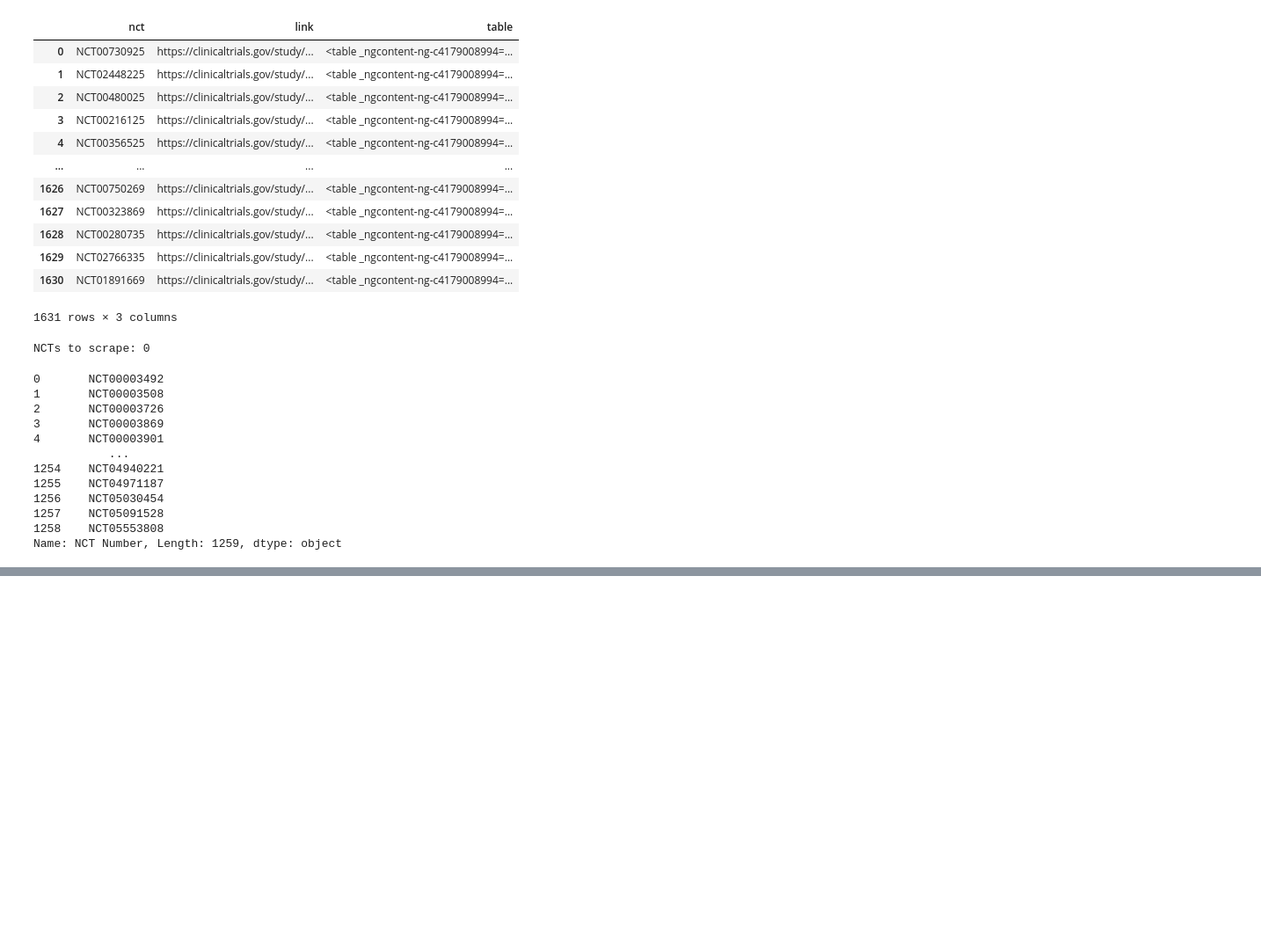
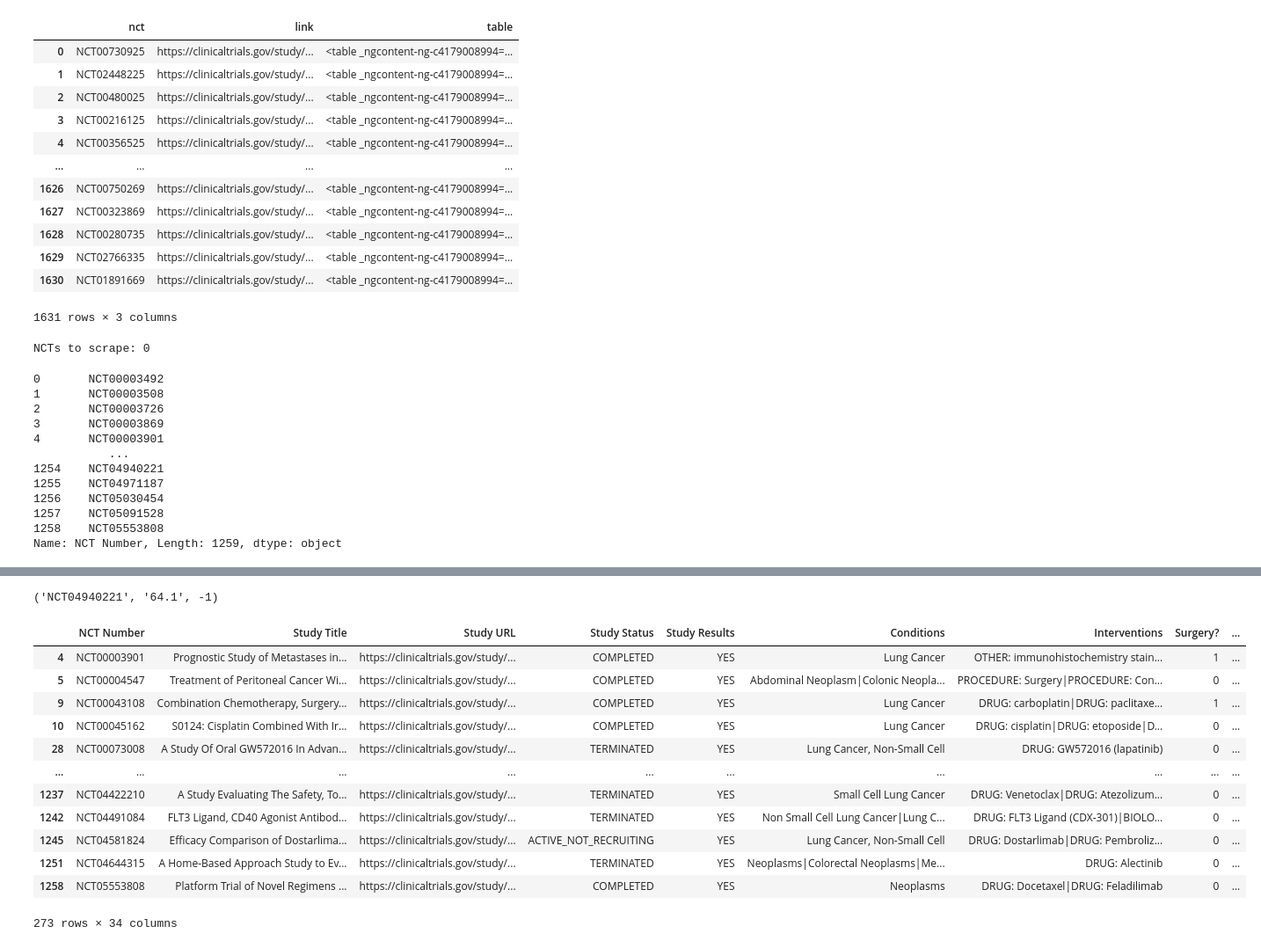
Before and after one commit to srikur/lungcancerstudy, a Jupyter notebook: exploration.ipynb, the cells around one changed output, grey strips where cells are left out. Shown at 88% size. Saved outputs shown, nothing was run; the diff lists cells and outputs as text; code cells hidden in the pictures; blank space fills up the shorter version.

```diff
--- a/exploration.ipynb
+++ b/exploration.ipynb
@@ -264,7 +260,7 @@ import pandas as pd
 from jinja2 import Template
 
 # Sample DataFrame
-data = pd.read_stata('studies_scraped_tables_original.dta')
+data = pd.read_stata('studies_scraped_tables.dta')
 ctg_studies = pd.read_excel('lung_cancer_studies_zipcodes_v2.xlsx')
 
 ctg_studies['NCT Number'] = ctg_studies['NCT Number'].astype(str)
@@ -280,6 +276,8 @@ data = data[data['nct'].isin(ncts)]
 # sort by nct, ascending
 data = data.sort_values(by=['nct'])
 
+data = data[data['nct'] == 'NCT00300495']
+
 # Load the HTML template
 with open('template.html', 'r') as file:
     template_content = file.read()
@@ -292,7 +290,7 @@ tables = [(row['nct'], row['table']) for _, row in data.iterrows()]
 html_output = template.render(tables=tables)
 
 # Save the HTML to a file
-with open('output.html', 'w') as output_file:
+with open('output_NCT00300495.html', 'w') as output_file:
     output_file.write(html_output)
 # %%
 pd.read_stata('studies_scraped_tables.dta')
@@ -338,0 +674,7 @@ Name: NCT Number, Length: 1259, dtype: object
+# %%
+study_details = []
+ncts_tables = list(zip(studies['nct'], studies['table']))
+
+gender_breakdowns = [get_sex_breakdown(row) for row in ncts_tables]
+age_breakdowns = [get_age_breakdown(row) for row in ncts_tables]
+race_ethnicity_breakdowns = [get_race_breakdown(row) for row in ncts_tables]
@@ -338,0 +699,39 @@ Name: NCT Number, Length: 1259, dtype: object
+# %%
+get_age_breakdown(("NCT04940221", studies[studies['nct'] == "NCT04940221"]['table'].values[0]))
+# %% [output]
+('NCT04940221', '64.1', -1)
+# %%
+gender_breakdowns_df = pd.DataFrame(gender_breakdowns, columns=["NCT Number", "Female", "Male", "Total Number"])
+age_breakdowns_df = pd.DataFrame(age_breakdowns, columns=["NCT Number", "Mean", "Median"])
+race_ethnicity_breakdowns_flattened = [(nct, data.american_indian, data.asian, data.native_hawaiian,
+                              data.black, data.white, data.mixed, data.race_unknown, data.hispanic, data.not_hispanic,
+                              data.ethnicity_unknown, data.race_ethnicity_flag) for nct, data in race_ethnicity_breakdowns]
+race_ethnicity_breakdowns_df = pd.DataFrame(race_ethnicity_breakdowns_flattened, columns=["NCT Number", "Native American", "Asian", "Pacific",
+                                                                                "Black", "White", "Mixed", "Unknown Race", "Hispanic",
+                                                                                "Non-His", "Unknown Ethnicity", "Race/Ethnicity Flag"])
+new_ctg_studies = ctg_studies.merge(gender_breakdowns_df, on="NCT Number", how="left")
+new_ctg_studies = new_ctg_studies.merge(age_breakdowns_df, on="NCT Number", how="left")
+new_ctg_studies = new_ctg_studies.merge(race_ethnicity_breakdowns_df, on="NCT Number", how="left")
+
+# new_ctg_studies.to_excel('lung_cancer_studies_scraped.xlsx', index=False)
+# %%
+start_dates = pd.read_csv("ctg-studies (6).csv")
+# merge with new_ctg_studies on NCT Number
+new_ctg_studies = new_ctg_studies.merge(start_dates, on="NCT Number", how="left")
+new_ctg_studies.to_excel('lung_cancer_studies_scraped.xlsx', index=False)
+# %%
+new_ctg_studies[(new_ctg_studies["Race/Ethnicity Flag"] == True) & (new_ctg_studies["White"] == -1)]
+# %% [output]
+|  | NCT Number | Study Title | Study URL | Study Status | Study Results | Conditions | Interventions | Surgery? | ... |
+| 4 | NCT00003901 | Prognostic Study of Metastases in... | https://clinicaltrials.gov/study/... | COMPLETED | YES | Lung Cancer | OTHER: immunohistochemistry stain... | 1 | ... |
+| 5 | NCT00004547 | Treatment of Peritoneal Cancer Wi... | https://clinicaltrials.gov/study/... | COMPLETED | YES | Abdominal Neoplasm|Colonic Neopla... | PROCEDURE: Surgery|PROCEDURE: Con... | 0 | ... |
+| 9 | NCT00043108 | Combination Chemotherapy, Surgery... | https://clinicaltrials.gov/study/... | COMPLETED | YES | Lung Cancer | DRUG: carboplatin|DRUG: paclitaxe... | 1 | ... |
+| 10 | NCT00045162 | S0124: Cisplatin Combined With Ir... | https://clinicaltrials.gov/study/... | COMPLETED | YES | Lung Cancer | DRUG: cisplatin|DRUG: etoposide|D... | 0 | ... |
+| 28 | NCT00073008 | A Study Of Oral GW572016 In Advan... | https://clinicaltrials.gov/study/... | TERMINATED | YES | Lung Cancer, Non-Small Cell | DRUG: GW572016 (lapatinib) | 0 | ... |
+| ... | ... | ... | ... | ... | ... | ... | ... | ... | ... |
+| 1237 | NCT04422210 | A Study Evaluating The Safety, To... | https://clinicaltrials.gov/study/... | TERMINATED | YES | Small Cell Lung Cancer | DRUG: Venetoclax|DRUG: Atezolizum... | 0 | ... |
+| 1242 | NCT04491084 | FLT3 Ligand, CD40 Agonist Antibod... | https://clinicaltrials.gov/study/... | TERMINATED | YES | Non Small Cell Lung Cancer|Lung C... | DRUG: FLT3 Ligand (CDX-301)|BIOLO... | 0 | ... |
+| 1245 | NCT04581824 | Efficacy Comparison of Dostarlima... | https://clinicaltrials.gov/study/... | ACTIVE_NOT_RECRUITING | YES | Lung Cancer, Non-Small Cell | DRUG: Dostarlimab|DRUG: Pembroliz... | 0 | ... |
+| 1251 | NCT04644315 | A Home-Based Approach Study to Ev... | https://clinicaltrials.gov/study/... | TERMINATED | YES | Neoplasms|Colorectal Neoplasms|Me... | DRUG: Alectinib | 0 | ... |
+| 1258 | NCT05553808 | Platform Trial of Novel Regimens ... | https://clinicaltrials.gov/study/... | COMPLETED | YES | Neoplasms | DRUG: Docetaxel|DRUG: Feladilimab | 0 | ... |
+273 rows × 34 columns
```
Also changed, not shown: parts of 4 cells of this notebook, 15 other files.
